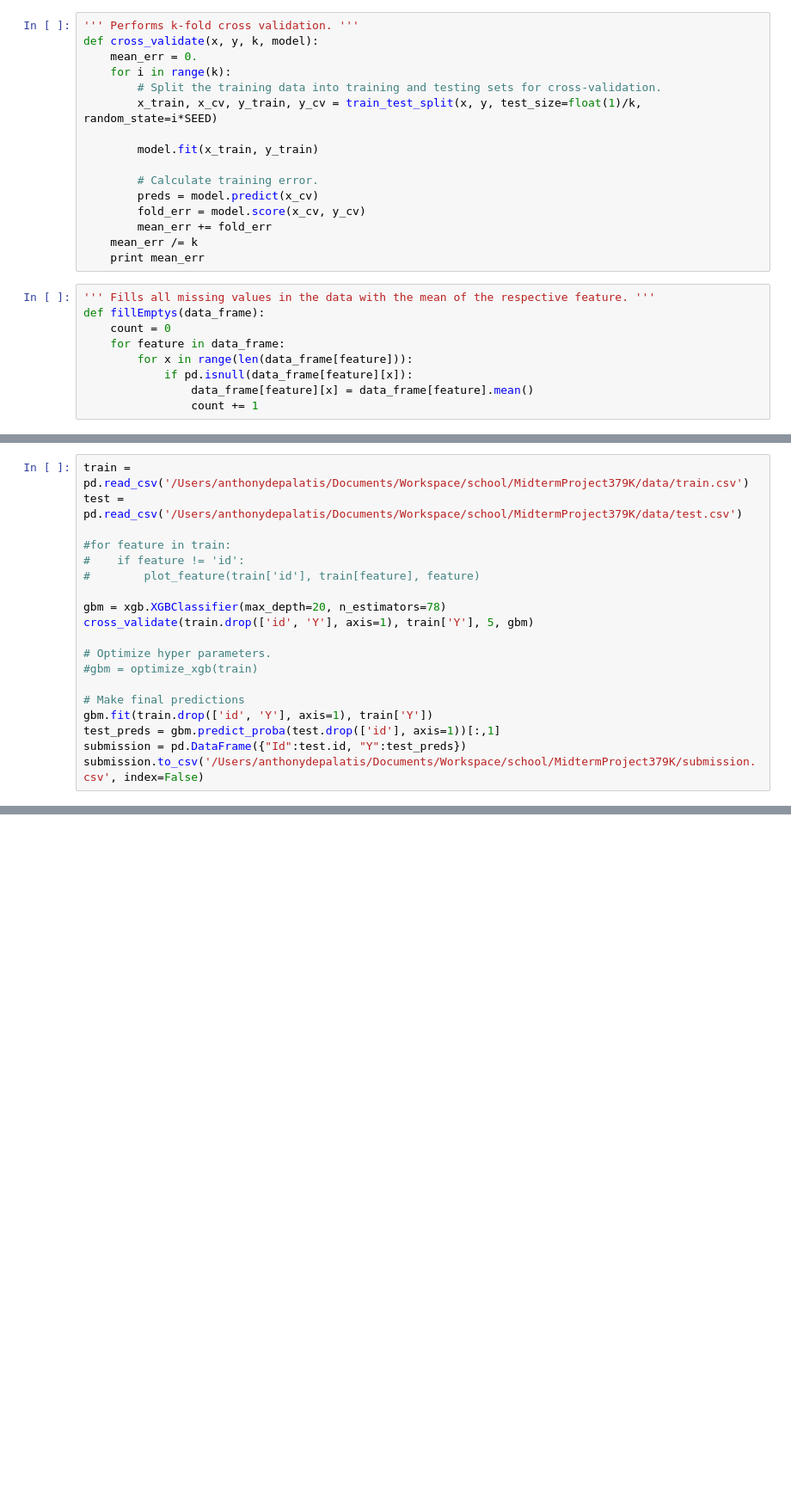
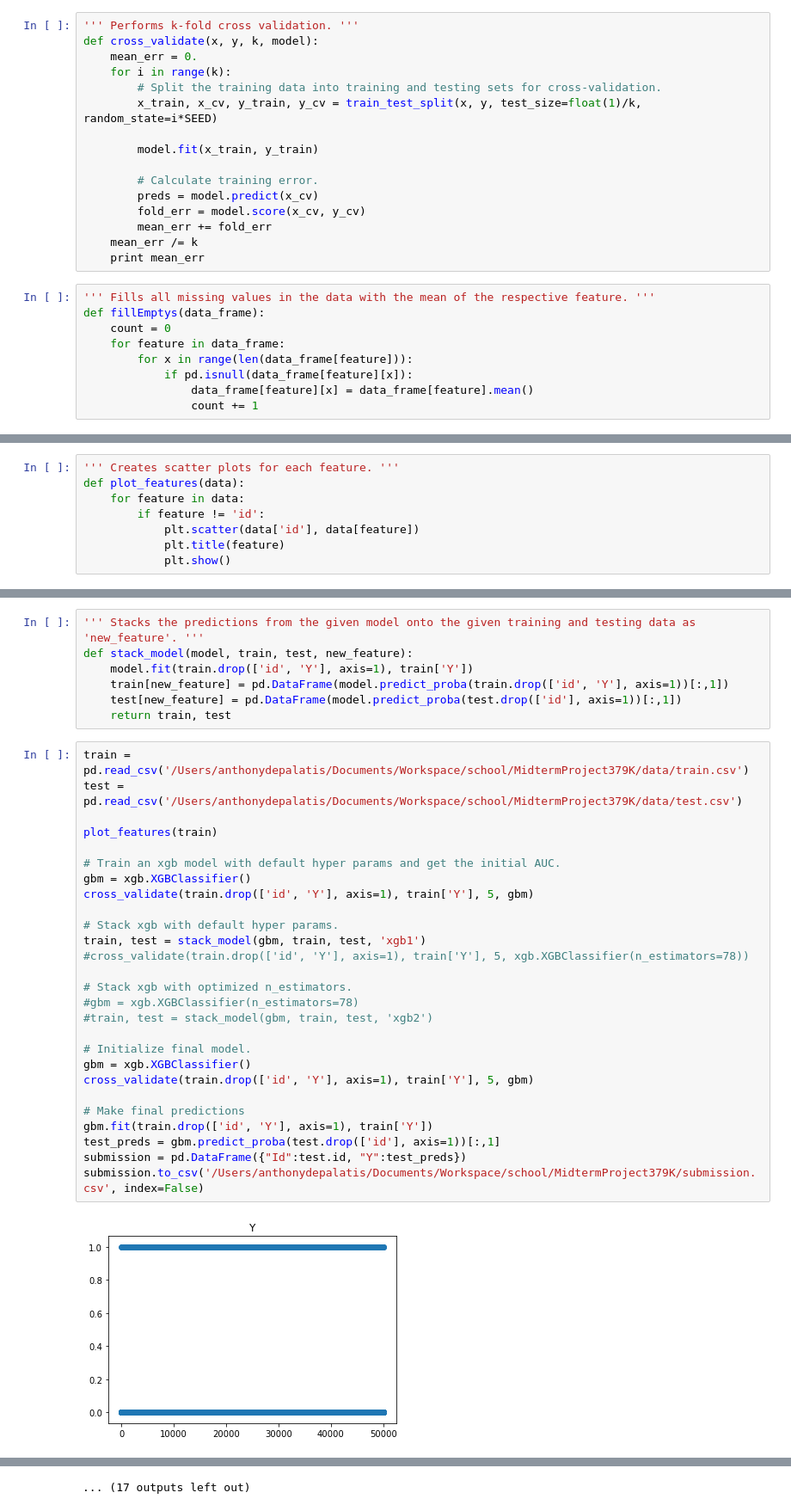
Before and after one commit to adepalatis/MidtermProject379K, a Jupyter notebook: thingaling.ipynb, the cells around one changed output, grey strips where cells are left out. Shown at 86% size. Saved outputs shown, nothing was run; the diff lists cells and outputs as text; blank space fills up the shorter version.

Commit message:
Modularized model stacking, changed plotting function to plot all features

```diff
--- a/thingaling.ipynb
+++ b/thingaling.ipynb
@@ -43 +38,9 @@ def plot_feature(id, feature, title):
+# %%
+''' Creates scatter plots for each feature. '''
+def plot_features(data):
+    for feature in data:
+        if feature != 'id':
+            plt.scatter(data['id'], data[feature])
+            plt.title(feature)
+            plt.show()
 # %%
@@ -51,22 +56,39 @@ def optimize_xgb(train):
     print gs.best_params_
     print gs.best_score_
     return gs.best_estimator_
+# %%
+''' Stacks the predictions from the given model onto the given training and testing data as 'new_feature'. '''
+def stack_model(model, train, test, new_feature):
+    model.fit(train.drop(['id', 'Y'], axis=1), train['Y'])
+    train[new_feature] = pd.DataFrame(model.predict_proba(train.drop(['id', 'Y'], axis=1))[:,1])
+    test[new_feature] = pd.DataFrame(model.predict_proba(test.drop(['id'], axis=1))[:,1])
+    return train, test
 # %%
 train = pd.read_csv('/Users/anthonydepalatis/Documents/Workspace/school/MidtermProject379K/data/train.csv')
 test = pd.read_csv('/Users/anthonydepalatis/Documents/Workspace/school/MidtermProject379K/data/test.csv')
 
-#for feature in train:
-#    if feature != 'id':
-#        plot_feature(train['id'], train[feature], feature)
+plot_features(train)
 
-gbm = xgb.XGBClassifier(max_depth=20, n_estimators=78)
+# Train an xgb model with default hyper params and get the initial AUC.
+gbm = xgb.XGBClassifier()
 cross_validate(train.drop(['id', 'Y'], axis=1), train['Y'], 5, gbm)
 
-# Optimize hyper parameters.
-#gbm = optimize_xgb(train)
+# Stack xgb with default hyper params.
+train, test = stack_model(gbm, train, test, 'xgb1')
+#cross_validate(train.drop(['id', 'Y'], axis=1), train['Y'], 5, xgb.XGBClassifier(n_estimators=78))
+
+# Stack xgb with optimized n_estimators.
+#gbm = xgb.XGBClassifier(n_estimators=78)
+#train, test = stack_model(gbm, train, test, 'xgb2')
+
+# Initialize final model.
+gbm = xgb.XGBClassifier()
+cross_validate(train.drop(['id', 'Y'], axis=1), train['Y'], 5, gbm)
 
 # Make final predictions
 gbm.fit(train.drop(['id', 'Y'], axis=1), train['Y'])
 test_preds = gbm.predict_proba(test.drop(['id'], axis=1))[:,1]
 submission = pd.DataFrame({"Id":test.id, "Y":test_preds})
 submission.to_csv('/Users/anthonydepalatis/Documents/Workspace/school/MidtermProject379K/submission.csv', index=False)
+# %% [output]
+[figure, added]
@@ -72,0 +106 @@ submission.to_csv('/Users/anthonydepalatis/Documents/Workspace/school/MidtermPro
+... (17 outputs left out)
```
Also changed, not shown: parts of 3 cells of this notebook.
